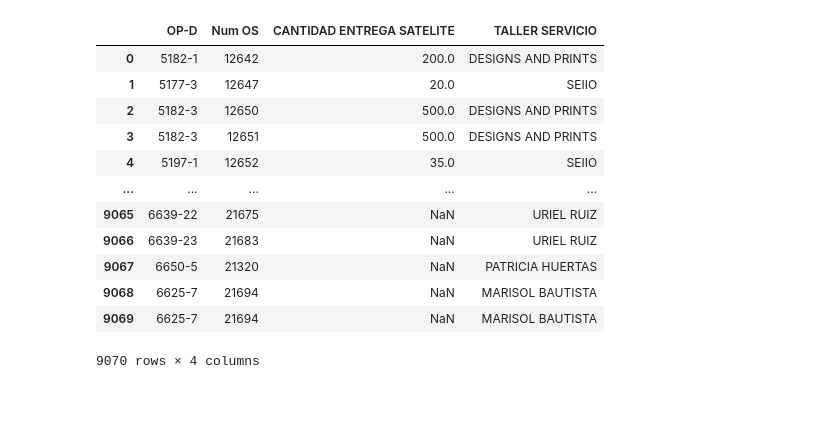
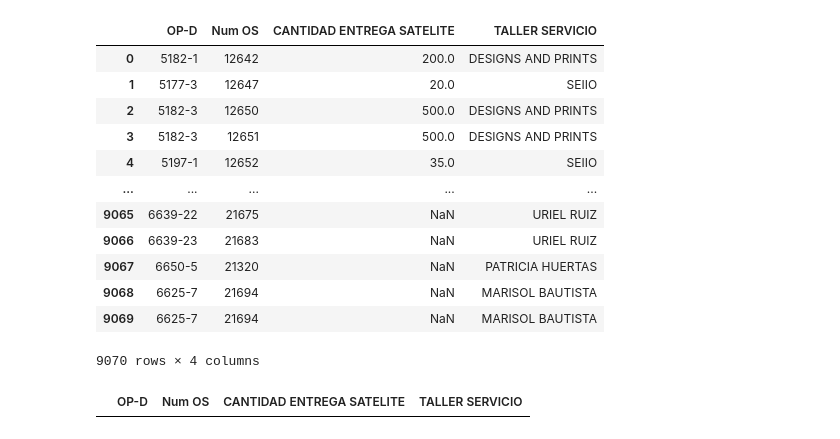
Before and after one commit to LalaSolarteW/Costo-mano-de-obra, a Jupyter notebook: data_cleaning_prov_y_clien.ipynb, the cells around one changed output. Cells and saved outputs as stored; diff of their text form; code cells hidden in the pictures; blank space fills up the shorter version.

```diff
--- a/data_cleaning_prov_y_clien.ipynb
+++ b/data_cleaning_prov_y_clien.ipynb
@@ -401,7 +402,7 @@ Index(['Num-OP', 'Secuencia', 'OP-D', 'OP Det', 'Productos', 'Cliente',
 # %% [markdown]
 ## Union con excel de producción
 # %%
-excell = pd.ExcelFile("SEGUIMIENTO PRODUCCION.xlsx")
+excell = pd.ExcelFile("C:/Users/Laura/OneDrive - MOLT/Documentos/Proveedores y clientes/SEGUIMIENTO PRODUCCION.xlsx")
 df_produccion_confeccion = pd.read_excel(excell, sheet_name='Satelites', header=2)
 df_produccion_bye = pd.read_excel(excell, sheet_name='Bordados-Estampados', header=2)
 df_produccion_bye.columns
@@ -478,6 +479,11 @@ df_produccion
 | 9068 | 6625-7 | 21694 | NaN | MARISOL BAUTISTA |
 | 9069 | 6625-7 | 21694 | NaN | MARISOL BAUTISTA |
 9070 rows × 4 columns
+# %%
+df_produccion.drop_duplicates(inplace=True)
+df_produccion[df_produccion.duplicated(keep=False)]
+# %% [output]
+|  | OP-D | Num OS | CANTIDAD ENTREGA SATELITE | TALLER SERVICIO |
 # %%
 df_union_confe = df_fin.merge(
     df_produccion,
```
Also changed, not shown: parts of 24 cells of this notebook, 5 other files.
